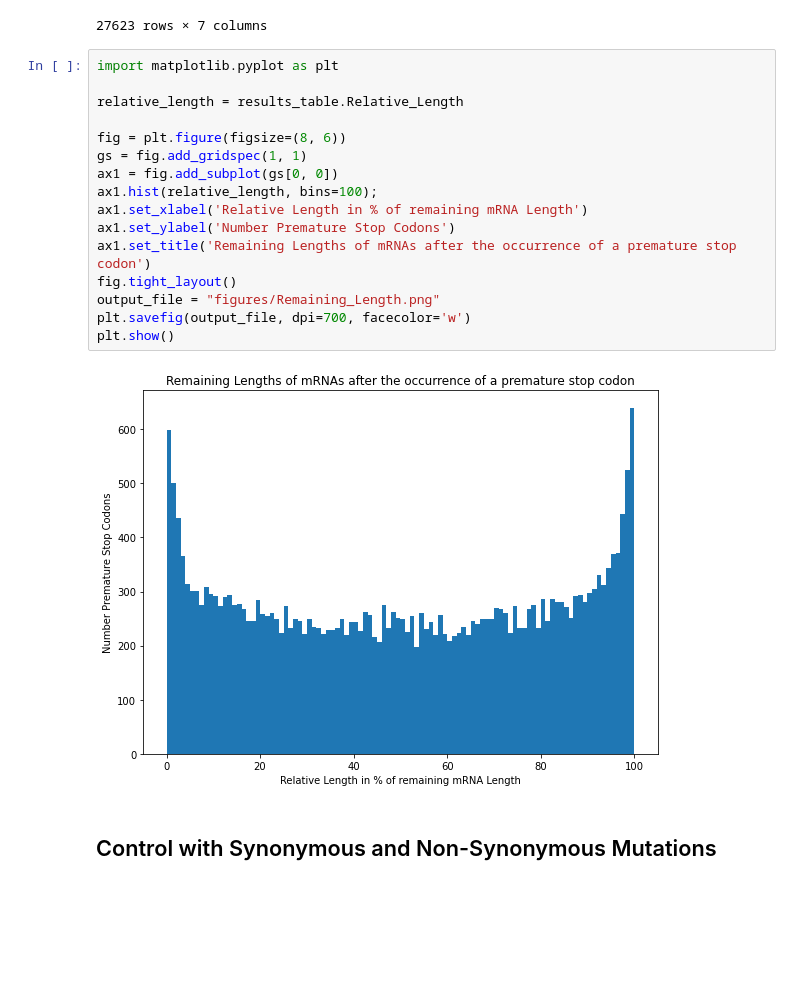
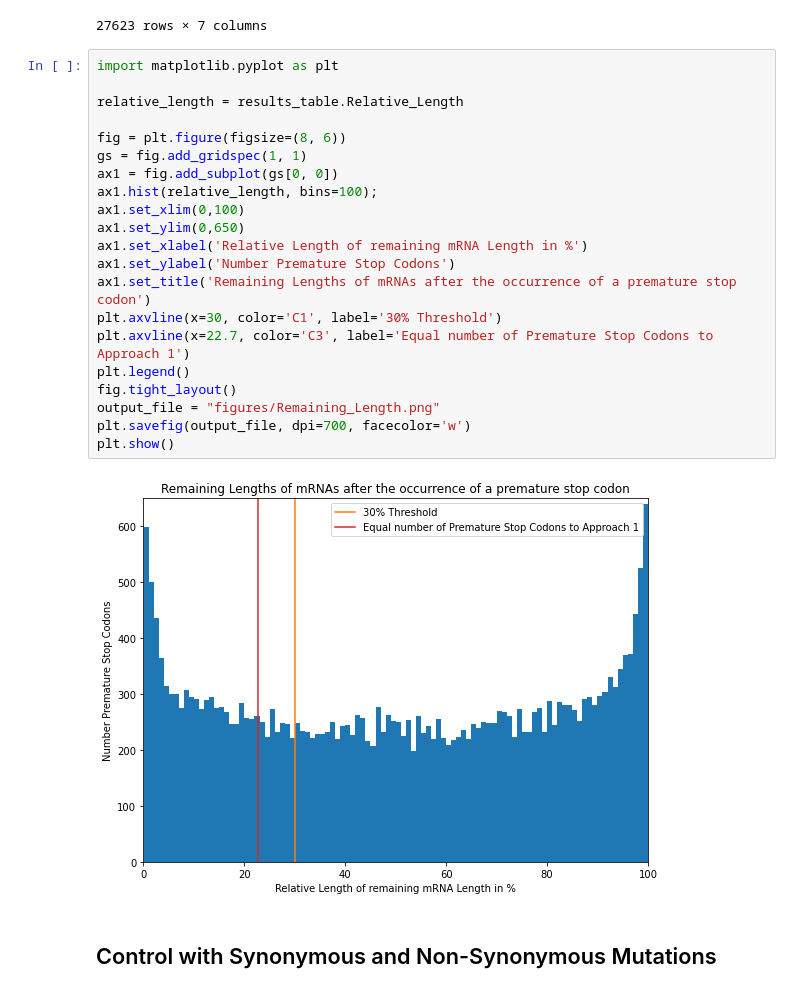
Before and after one commit to laurasteinmann/Premature_Stop_Codons, a Jupyter notebook: results/Premature_Stop_Codons.ipynb, the cells around one changed output. Drawn from its saved outputs; the diff is of its cells as text; blank space fills up the shorter version.

Commit message:
Figure Relative Length Approach

```diff
--- a/results/Premature_Stop_Codons.ipynb
+++ b/results/Premature_Stop_Codons.ipynb
@@ -216,20 +218,25 @@ results_table
 # %%
 import matplotlib.pyplot as plt
 
 relative_length = results_table.Relative_Length
 
 fig = plt.figure(figsize=(8, 6))
 gs = fig.add_gridspec(1, 1)
 ax1 = fig.add_subplot(gs[0, 0])
 ax1.hist(relative_length, bins=100);
-ax1.set_xlabel('Relative Length in % of remaining mRNA Length')
+ax1.set_xlim(0,100)
+ax1.set_ylim(0,650)
+ax1.set_xlabel('Relative Length of remaining mRNA Length in %')
 ax1.set_ylabel('Number Premature Stop Codons')
 ax1.set_title('Remaining Lengths of mRNAs after the occurrence of a premature stop codon')
+plt.axvline(x=30, color='C1', label='30% Threshold')
+plt.axvline(x=22.7, color='C3', label='Equal number of Premature Stop Codons to Approach 1')
+plt.legend()
 fig.tight_layout()
 output_file = "figures/Remaining_Length.png"
 plt.savefig(output_file, dpi=700, facecolor='w')
 plt.show()
 # %% [output]
-[figure, old version]
+[figure, new version]
 # %% [markdown]
 ## Control with Synonymous and Non-Synonymous Mutations
```
Also changed, not shown: parts of 2 cells of this notebook, 2 other files.
